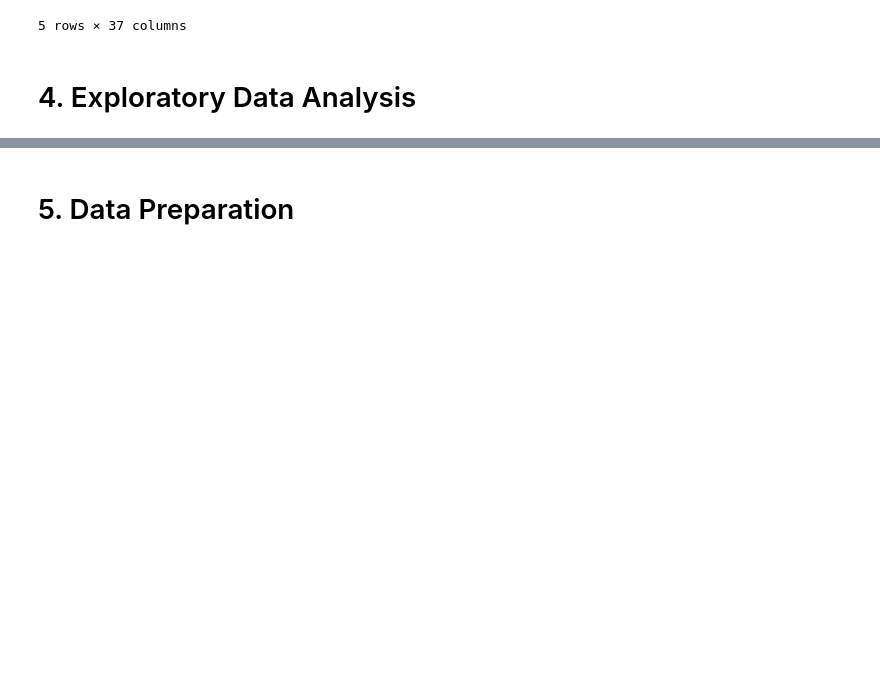
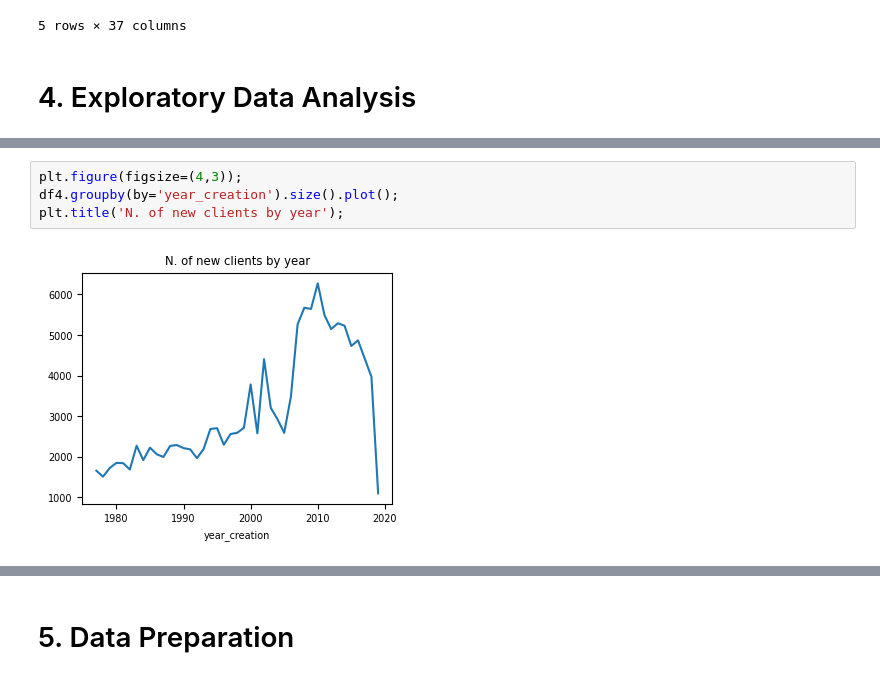
Before and after one commit to mahelvson/GasElectricityFraud, a Jupyter notebook: Final Notebook - Fraud Detection in Gas and Energy.ipynb, the cells around one changed output, grey strips where cells are left out. Saved outputs shown, nothing was run; the diff lists cells and outputs as text; blank space fills up the shorter version.

```diff
--- a/Final Notebook - Fraud Detection in Gas and Energy.ipynb
+++ b/Final Notebook - Fraud Detection in Gas and Energy.ipynb
@@ -390,0 +397,6 @@ df3.head()
+# %%
+plt.figure(figsize=(4,3));
+df4.groupby(by='year_creation').size().plot();
+plt.title('N. of new clients by year');
+# %% [output]
+[figure, added]
```
Also changed, not shown: parts of 56 cells of this notebook.
